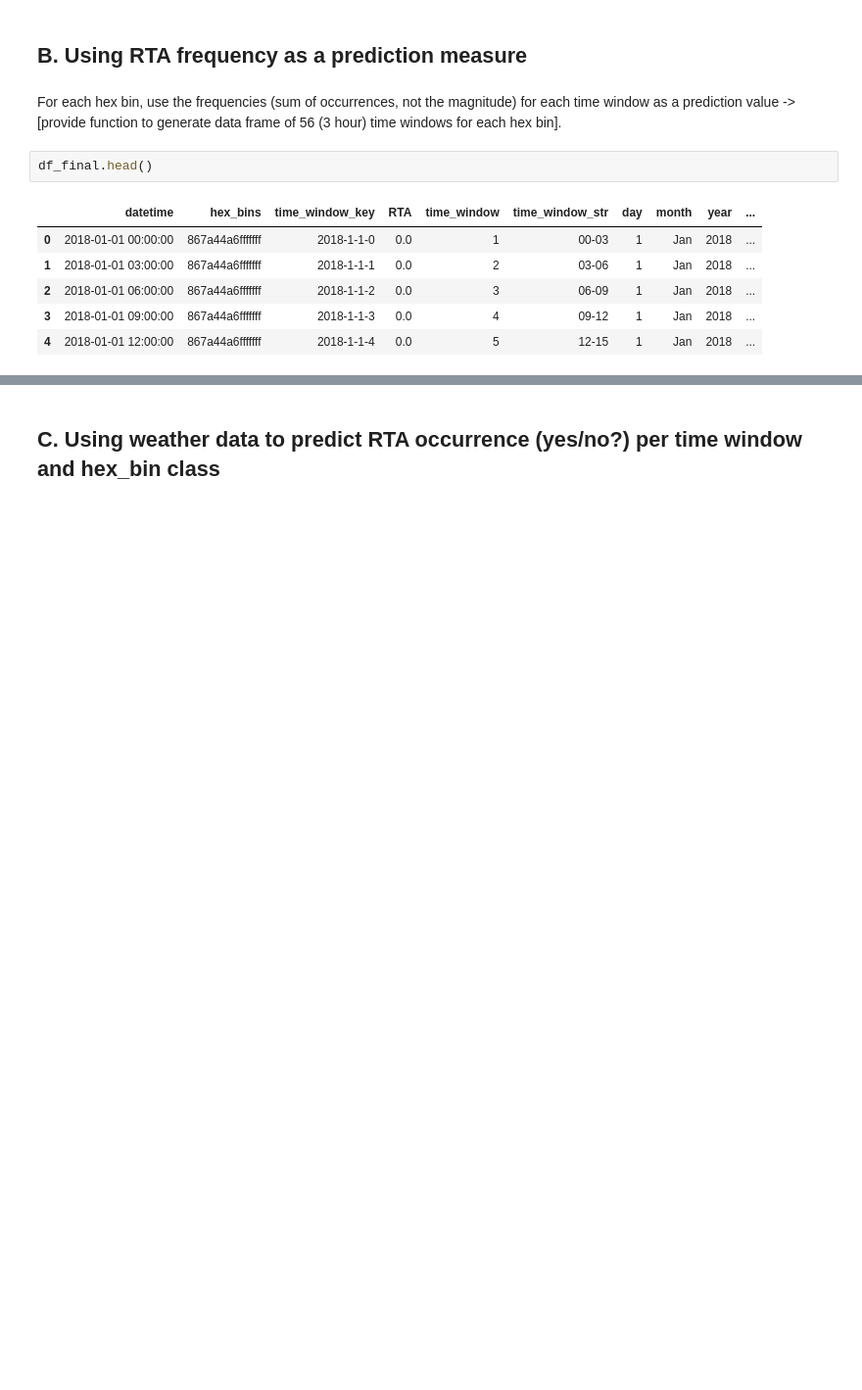
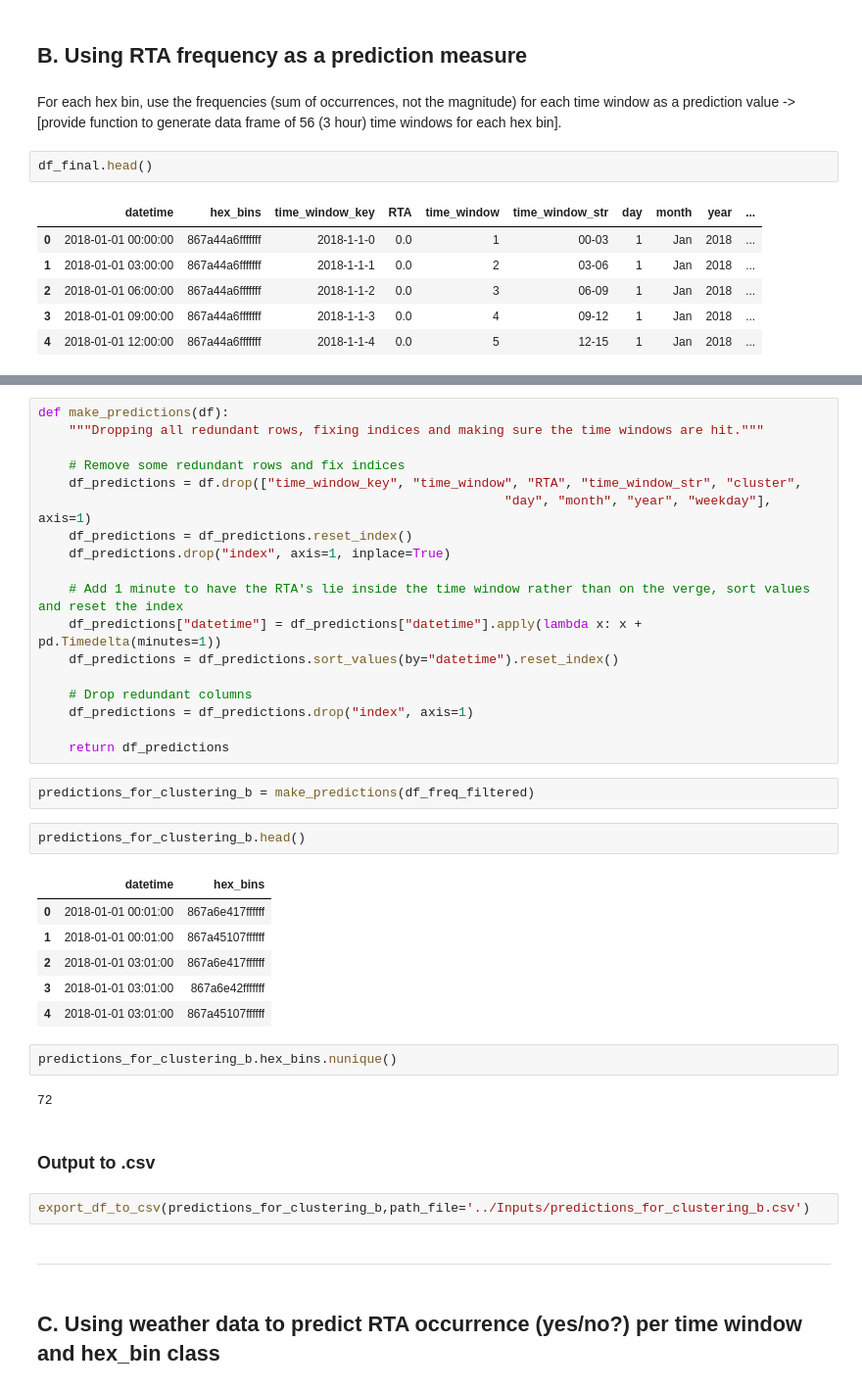
Before and after one commit to AndOleAnd/Capstone_N_A_P, a Jupyter notebook: Notebooks/Prediction_Output.ipynb, the cells around one changed output, grey strips where cells are left out. Shown at 98% size. Cells and saved outputs as stored; diff of their text form; blank space fills up the shorter version.

```diff
--- a/Notebooks/Prediction_Output.ipynb
+++ b/Notebooks/Prediction_Output.ipynb
@@ -469,2 +388,41 @@ file created ../Inputs/predictions_freq_h3_filtered_formatted.csv
+# %%
+def make_predictions(df):
+    """Dropping all redundant rows, fixing indices and making sure the time windows are hit."""
+
+    # Remove some redundant rows and fix indices
+    df_predictions = df.drop(["time_window_key", "time_window", "RTA", "time_window_str", "cluster",
+                                                             "day", "month", "year", "weekday"], axis=1)
+    df_predictions = df_predictions.reset_index()
+    df_predictions.drop("index", axis=1, inplace=True)
+
+    # Add 1 minute to have the RTA's lie inside the time window rather than on the verge, sort values and reset the index
+    df_predictions["datetime"] = df_predictions["datetime"].apply(lambda x: x + pd.Timedelta(minutes=1))
+    df_predictions = df_predictions.sort_values(by="datetime").reset_index()
+
+    # Drop redundant columns
+    df_predictions = df_predictions.drop("index", axis=1)
+
+    return df_predictions
+# %%
+predictions_for_clustering_b = make_predictions(df_freq_filtered)
+# %%
+predictions_for_clustering_b.head()
+# %% [output]
+|  | datetime | hex_bins |
+| 0 | 2018-01-01 00:01:00 | 867a6e417ffffff |
+| 1 | 2018-01-01 00:01:00 | 867a45107ffffff |
+| 2 | 2018-01-01 03:01:00 | 867a6e417ffffff |
+| 3 | 2018-01-01 03:01:00 | 867a6e42fffffff |
+| 4 | 2018-01-01 03:01:00 | 867a45107ffffff |
+# %%
+predictions_for_clustering_b.hex_bins.nunique()
+# %% [output]
+72
+# %% [markdown]
+### Output to .csv
+# %%
+export_df_to_csv(predictions_for_clustering_b,path_file='../Inputs/predictions_for_clustering_b.csv')
+# %% [markdown]
+***
 # %% [markdown]
 ## C. Using weather data to predict RTA occurrence (yes/no?) per time window and hex_bin class
```
Also changed, not shown: parts of 75 cells of this notebook.
